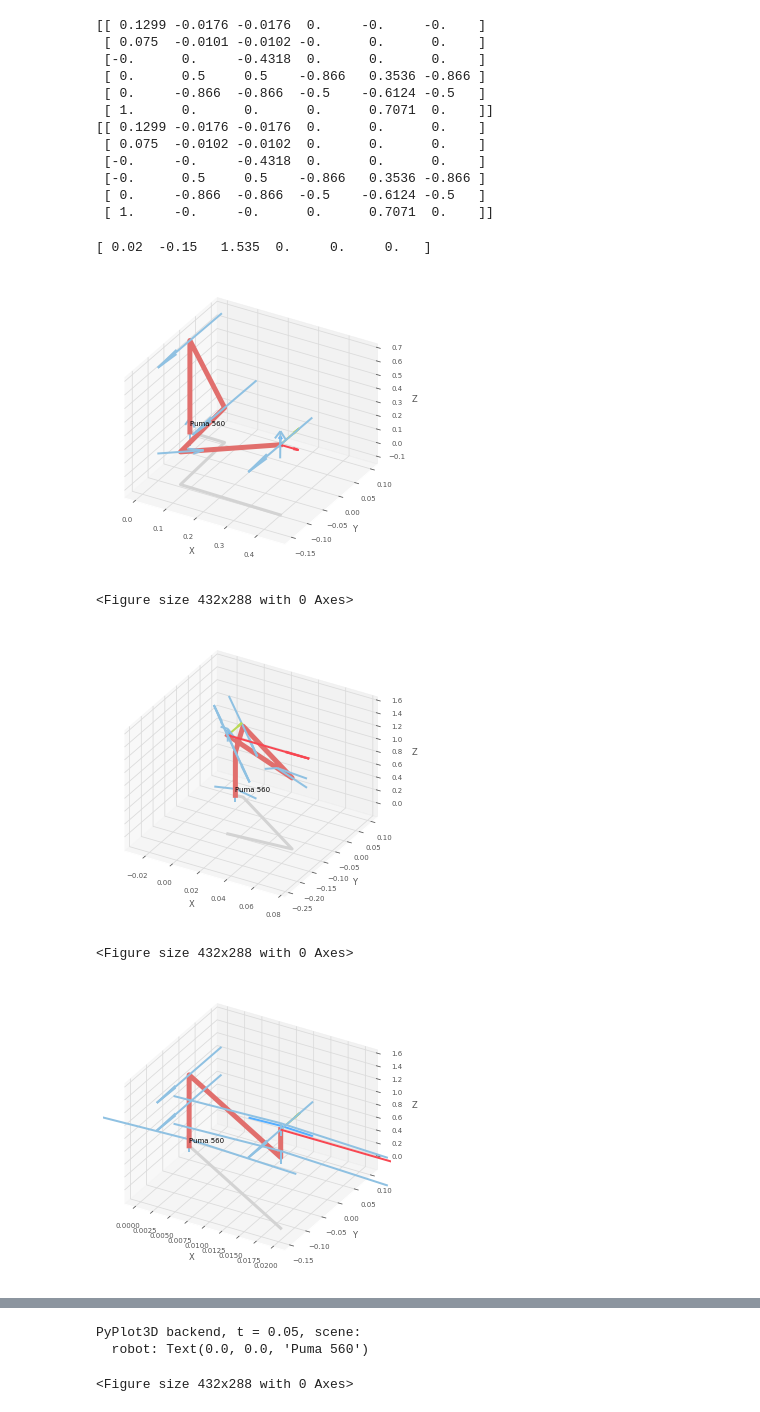
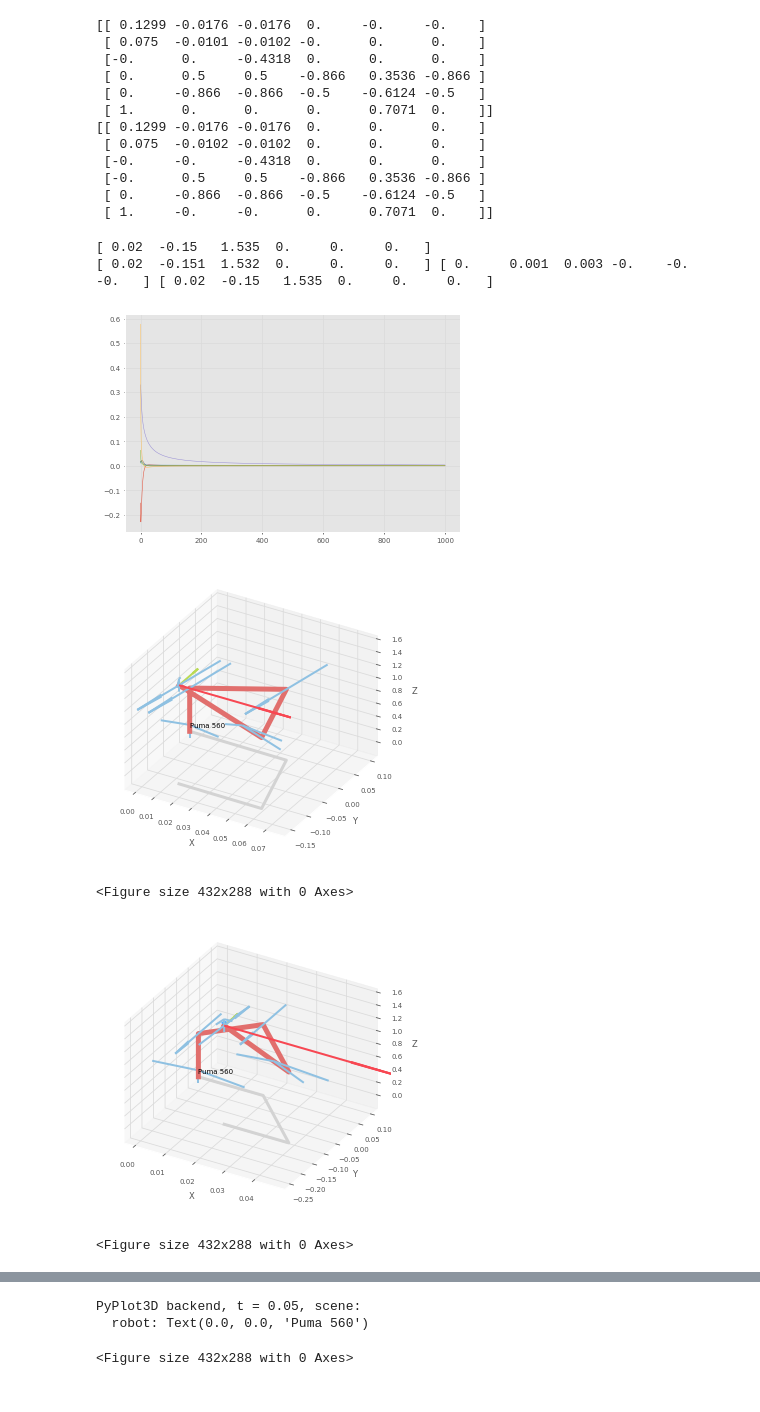
Before and after one commit to bailanyy/MY_ROBOT, a Jupyter notebook: puma_model.ipynb, the cells around one changed output, grey strips where cells are left out. Drawn from its saved outputs; the diff is of its cells as text; code cells hidden in the pictures.

```diff
--- a/puma_model.ipynb
+++ b/puma_model.ipynb
@@ -224,21 +225,23 @@ class slover:
     def LM_solver(self,q0,Td):
         T = self.fkine(q0)
         J = self.jacob_matrix(q0)
+
         x = self.trans_pose(T)
         x_d = self.trans_pose(Td)
-        delta_x = xd - x
-        alpha = 0.1
-        delta_theta = alpha * np.dot(J.T,delta_x)
+        delta_x = x_d - x
+        #alpha = 0.1
+        delta_theta = np.dot(J.T,delta_x)
         iter = 0
         miu = 1
+        # for test
+        err_logger = []
         q0 = q0 + delta_theta
-        while iter < 3000:
+        while iter < 1000:
             T = self.fkine(q0)
 
             J = self.jacob_matrix(q0)
-
             x = self.trans_pose(T)
-            delta_x = xd - x
+            delta_x = x_d - x
 
             # modification
 
@@ -247,19 +250,13 @@ class slover:
 
             f = np.dot(np.linalg.inv(left_f),right_f)
 
-            delta_theta = alpha * np.dot(f,delta_x)
+            delta_theta =  np.dot(f,delta_x)
             # update miu
             x_next = self.trans_pose(self.fkine(q0 + delta_theta))
-            #ro = np.dot((x_next - x),np.linalg.inv(np.dot(J,delta_theta)))
-            ro = np.linalg.norm(x_next - x) / np.linalg.norm(np.dot(J,delta_theta))
-            if ro > 0.75:
-                miu = 2*miu
-            elif ro < 0.25:
-                miu = 0.5*miu
 
-            if(miu > 10):
-                miu = 10
+            #ro = np.linalg.norm(x_next - x) / np.linalg.norm(np.dot(J,delta_theta))
 
+            err_logger.append(delta_x)
             q0 = q0 +delta_theta
 
             iter += 1
@@ -275,6 +272,8 @@ class slover:
                 print("ERROR",i+1,"th joint restriction")
                 #return None
         #print(delta_x)
+        plt.pyplot.plot(err_logger)
+        print(x.round(3),delta_x.round(3),x_d.round(3))
         return q0
 
 
@@ -338,35 +337,36 @@ xd = [ 0.4521  ,-0.15005 , 0.5 , 0.0,      0.0    ,   0.0     ]
 
 config1 = config(0.1,1000)
 limit_min = np.array([radians(-160),radians(-110),radians(-135),radians(-266),radians(-100),radians(-266)])
 limit_max = np.array([radians(160),radians(110),radians(135),radians(266),radians(100),radians(266)])
 config1.set_limit(limit_min,limit_max)
 # solver initial
 solver_t = slover('LM','none',config1)
 
 
 q = robot.qr
 Td = solver_t.fkine(q)
 print(solver_t.trans_pose(Td).round(3))
 
 q_dt = solver_t.ikine(qz,Td)
 # print(limit_max.round(4))
 # print(limit_min.round(4))
 # print(q_dt.round(3))
 #print(q_d.round(4))
 #print(solver_t.fkine(q_dt))
 robot.plot(q_dt)
 
 # correct algorithm
 
 T_ = robot.ik_NR(robot.fkine(robot.qr))
 robot.plot(T_[0])
 
 robot.plot(robot.qr)
 # print(T_)
 # %% [output]
 [ 0.02  -0.15   1.535  0.     0.     0.   ]
+[ 0.02  -0.151  1.532  0.     0.     0.   ] [ 0.     0.001  0.003 -0.    -0.    -0.   ] [ 0.02  -0.15   1.535  0.     0.     0.   ]
-[figure, old version]
+[figure, new version]
+[figure, new version]
 <Figure size 432x288 with 0 Axes>
-[figure, old version]
+[figure, new version]
 <Figure size 432x288 with 0 Axes>
-[figure, old version]
```
Also changed, not shown: parts of 2 cells of this notebook.
